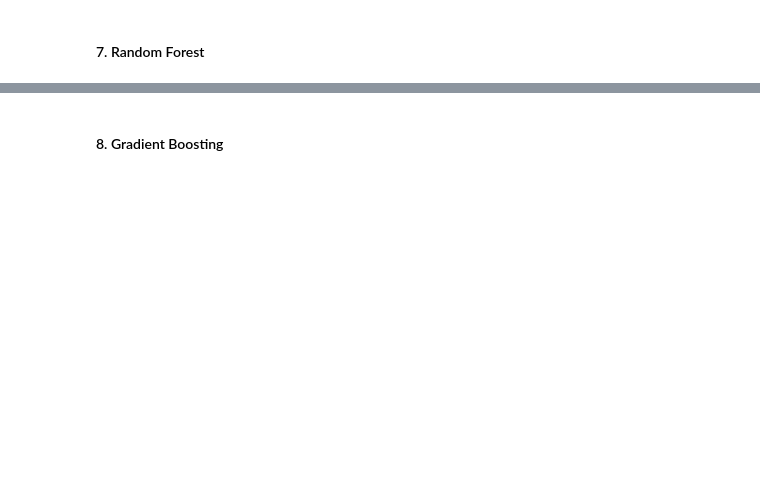
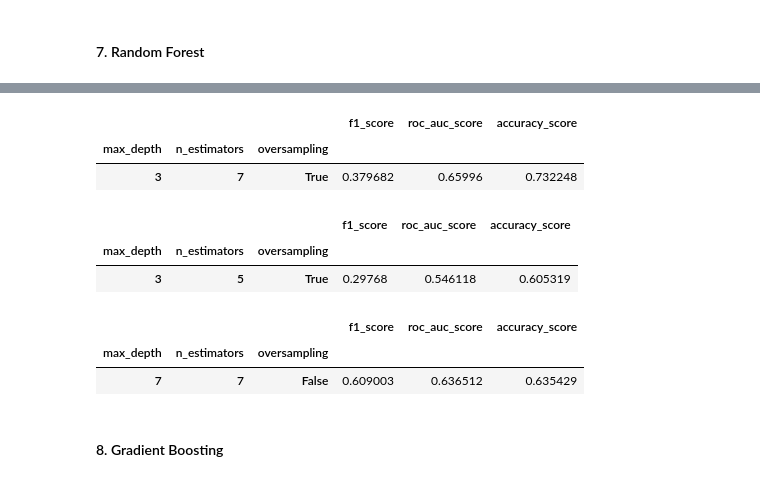
Before and after one commit to CS-433/cs-433-project-2-cough_classifier, a Jupyter notebook: src/notebooks/grid_search_coarse.ipynb, the cells around one changed output, grey strips where cells are left out. Cells and saved outputs as stored; diff of their text form; code cells hidden in the pictures; blank space fills up the shorter version.

```diff
--- a/src/notebooks/grid_search_coarse.ipynb
+++ b/src/notebooks/grid_search_coarse.ipynb
@@ -120,3 +375,19 @@ display(best_rf)
+# %%
+best_rf_1 = rf_results_1.iloc[[rf_results_1.reset_index()['roc_auc_score'].idxmax()]]
+best_rf_2 = rf_results_2.iloc[[rf_results_2.reset_index()['roc_auc_score'].idxmax()]]
+best_rf_3 = rf_results_3.iloc[[rf_results_3.reset_index()['roc_auc_score'].idxmax()]]
+
+display(best_rf_1, best_rf_2, best_rf_3)
+# %% [output]
+|  |  |  | f1_score | roc_auc_score | accuracy_score |
+| max_depth | n_estimators | oversampling |  |  |  |
+| 3 | 7 | True | 0.379682 | 0.65996 | 0.732248 |
+|  |  |  | f1_score | roc_auc_score | accuracy_score |
+| max_depth | n_estimators | oversampling |  |  |  |
+| 3 | 5 | True | 0.29768 | 0.546118 | 0.605319 |
+|  |  |  | f1_score | roc_auc_score | accuracy_score |
+| max_depth | n_estimators | oversampling |  |  |  |
+| 7 | 7 | False | 0.609003 | 0.636512 | 0.635429 |
 # %% [markdown]
 #### 8. Gradient Boosting
 # %%
```
Also changed, not shown: parts of 39 cells of this notebook, 3 other files.
